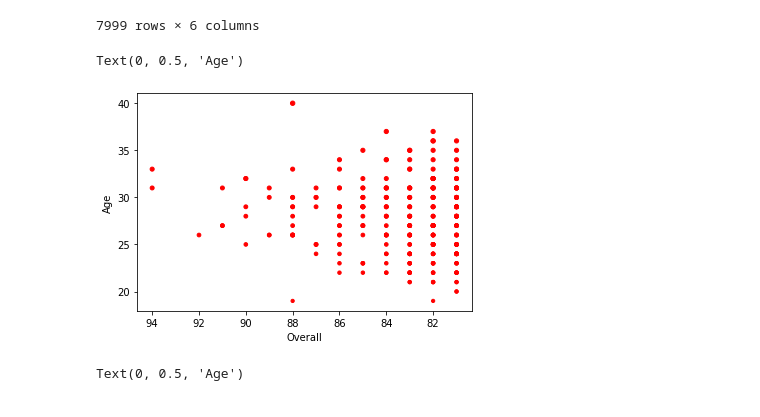
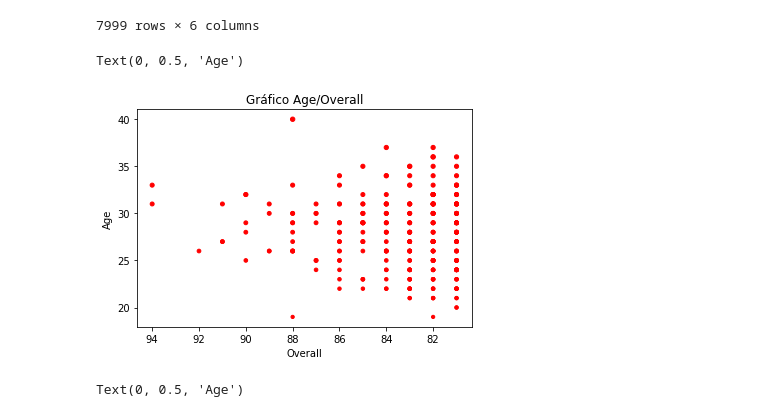
Before and after one commit to matiascabrejos/IA-Humai, a Jupyter notebook: repaso_2.ipynb, the cells around one changed output. Cells and saved outputs as stored; diff of their text form; code cells hidden in the pictures.

```diff
--- a/repaso_2.ipynb
+++ b/repaso_2.ipynb
@@ -108,15 +108,16 @@ df_filtrado = more_df.query('Overall > 80')
 # %%
 df_filtrado.plot.scatter(y='Age', x='Overall',
                 c='r',
                 s=df_filtrado['Age']**0.8    # Con s seteamos el tamaño de los puntos
+                , title='Gráfico Age/Overall'
                )
 
 plt.gca().invert_xaxis()
 plt.xlabel('Overall')
 plt.ylabel('Age')
 # %% [output]
 Text(0, 0.5, 'Age')
-[figure, old version]
+[figure, new version]
 # %%
 df_filtrado.plot.hexbin(y='Age', x='Overall', gridsize=15,
               title='Gráfico Age/Overall')
```
Also changed, not shown: parts of 1 cell of this notebook.
